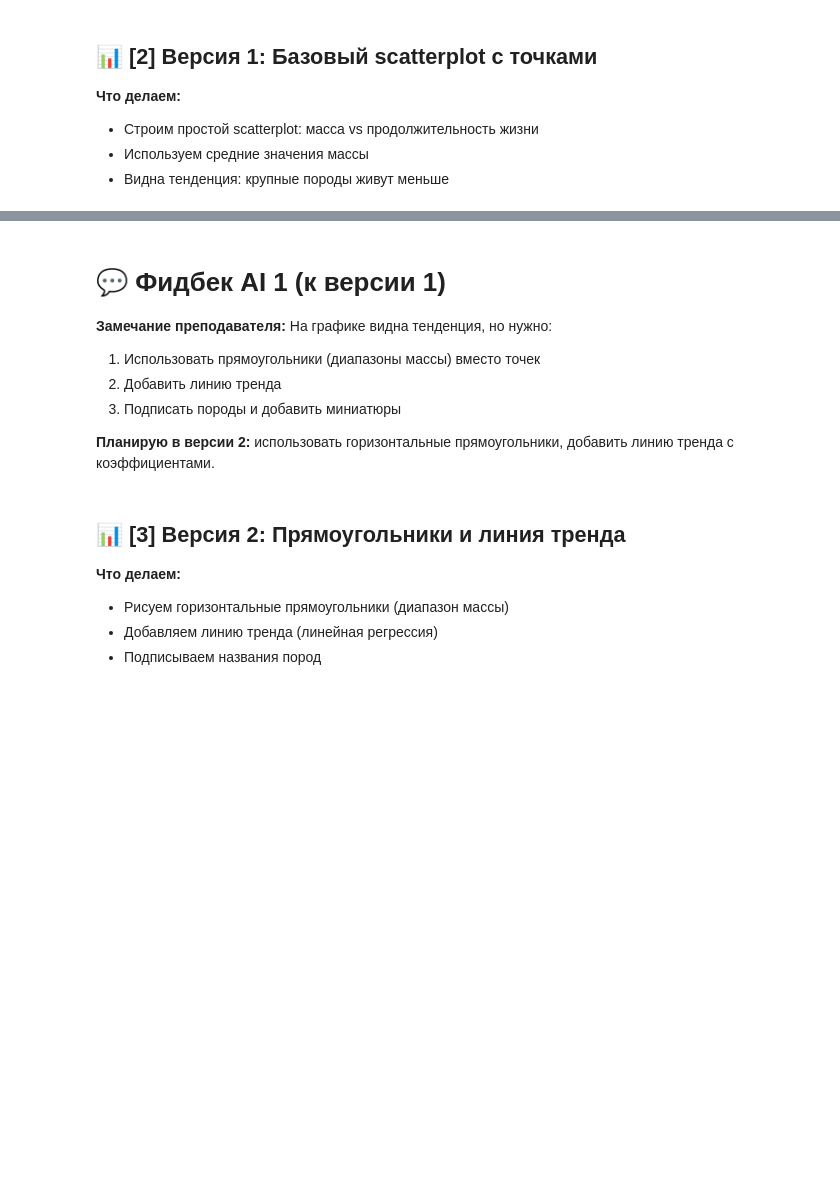
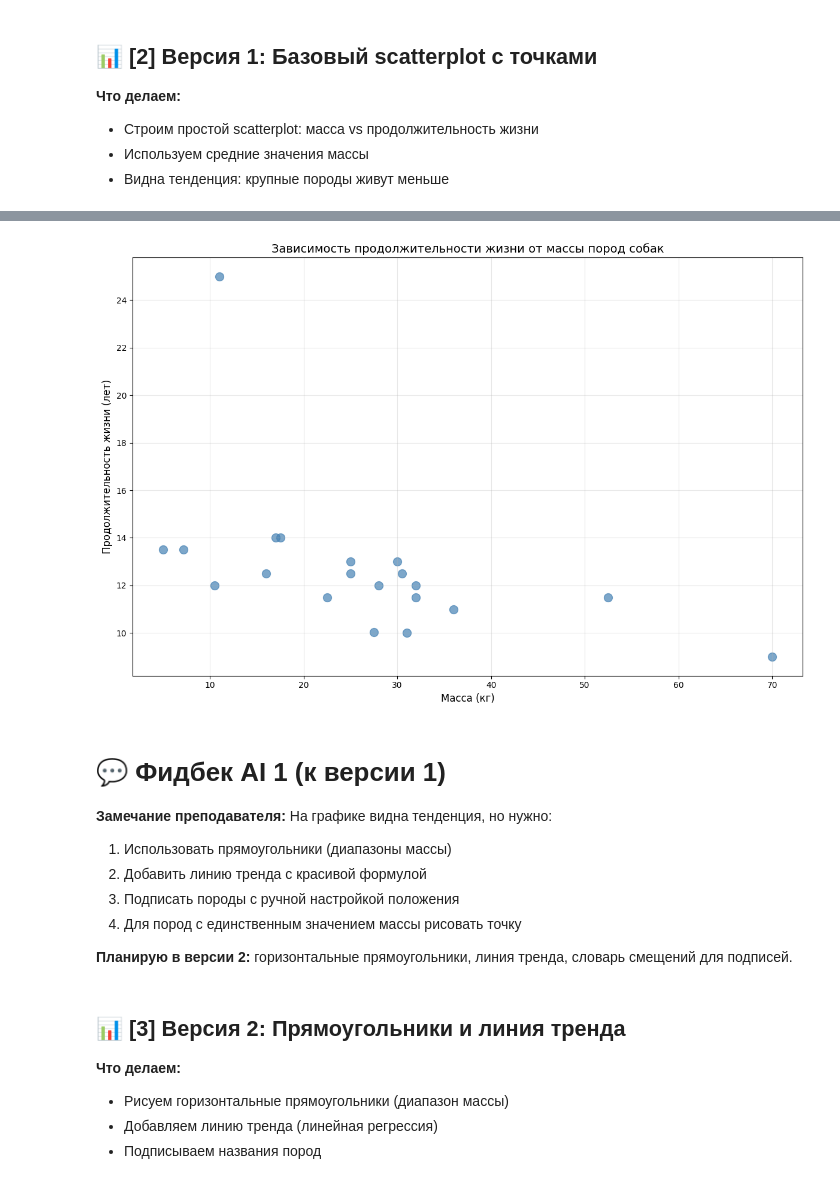
Before and after one commit to KiselevaStacy/python-ai--, a Jupyter notebook: notebooks/week3_dogs_paradox_big_dog.ipynb, the cells around one changed output, grey strips where cells are left out. Drawn from its saved outputs; the diff is of its cells as text; code cells hidden in the pictures; blank space fills up the shorter version.

```diff
--- a/notebooks/week3_dogs_paradox_big_dog.ipynb
+++ b/notebooks/week3_dogs_paradox_big_dog.ipynb
@@ -30,8 +30,6 @@
 ⚠️ **Важно:** Мы НЕ заполняем пропущенные значения нулями!
 `NaN` — это честный сигнал «данные отсутствуют».
 # %%
-# 📥 Подготовка данных
-
 import os
 import pandas as pd
 import numpy as np
@@ -41,7 +39,6 @@ from io import BytesIO
 from matplotlib.offsetbox import OffsetImage, AnnotationBbox
 from scipy import stats
 
-# Клонируем репозиторий
 repo_path = "/content/python-ai--"
 if not os.path.exists(repo_path):
     !git clone -q https://github.com/KiselevaStacy/python-ai--.git
@@ -50,11 +47,9 @@ if os.getcwd() != repo_path:
 
 print("✅ Репозиторий готов\n")
 
-# Загружаем CSV
 df_dogs = pd.read_csv("data/dog_breeds.csv")
 print(f"📊 Загружено строк в df_dogs: {len(df_dogs)}")
 
-# Очистка данных
 if "dogBreed" in df_dogs.columns:
     df_dogs = df_dogs.rename(columns={"dogBreed": "URL"})
 
@@ -78,25 +73,32 @@ for col in ["height", "mass", "lifeExpectancy"]:
 
 print("✅ df_dogs очищен\n")
 
-# Создаём таблицу с диапазонами для массы (min/max)
 df_ranges = df_dogs.groupby('dogBreed').agg(
     mass_min=('mass', 'min'),
     mass_max=('mass', 'max'),
     lifeExpectancy=('lifeExpectancy', 'median')
 ).reset_index()
 
-# Фильтруем породы с полными данными
 df_clean = df_ranges[
     df_ranges['mass_min'].notna() &
     df_ranges['mass_max'].notna() &
     df_ranges['lifeExpectancy'].notna()
 ].copy()
 
+df_clean['mass_mid'] = (df_clean['mass_min'] + df_clean['mass_max']) / 2
+
+# ПЕРЕВОД НАЗВАНИЙ ПОРОД НА РУССКИЙ
+BREED_TRANSLATIONS = {
+    "Ariege Pointer":       "Арьежский пуантёр",
+    "Cesky Fousek":         "Чешский фоусек",
+    "Chippiparai":          "Чиппипарай",
+    "Mudhol Hound":         "Мудхольская борзая",
+    "Pembroke Welsh Corgi": "Вельш-корги пемброк",
+}
+df_clean["dogBreed_ru"] = df_clean["dogBreed"].replace(BREED_TRANSLATIONS)
+
 print(f"✅ Пород с полными данными: {len(df_clean)}")
-
-# Проверяем данные
-print(f"\n📊 Примеры пород:")
-print(df_clean[['dogBreed', 'mass_min', 'mass_max', 'lifeExpectancy']].head(10))
+print(df_clean[['dogBreed_ru', 'mass_min', 'mass_max', 'mass_mid', 'lifeExpectancy']].head(10))
 # %% [output]
 ✅ Репозиторий готов
 
@@ -214,12 +135,28 @@ print(df_clean[['dogBreed', 'mass_min', 'mass_max', 'mass_mid', 'lifeExpectancy'
+# %%
+fig, ax = plt.subplots(figsize=(12, 8))
+
+ax.scatter(df_clean['mass_mid'], df_clean['lifeExpectancy'],
+           c='steelblue', s=100, alpha=0.7)
+
+ax.set_xlabel('Масса (кг)', fontsize=12)
+ax.set_ylabel('Продолжительность жизни (лет)', fontsize=12)
+ax.set_title('Зависимость продолжительности жизни от массы пород собак', fontsize=14)
+ax.grid(True, alpha=0.3)
+
+plt.tight_layout()
+plt.show()
+# %% [output]
+[figure, added]
 # %% [markdown]
 # 💬 Фидбек AI 1 (к версии 1)
 
 **Замечание преподавателя:** На графике видна тенденция, но нужно:
-1. Использовать прямоугольники (диапазоны массы) вместо точек
-2. Добавить линию тренда
-3. Подписать породы и добавить миниатюры
+1. Использовать прямоугольники (диапазоны массы)
+2. Добавить линию тренда с красивой формулой
+3. Подписать породы с ручной настройкой положения
+4. Для пород с единственным значением массы рисовать точку
 
-**Планирую в версии 2:** использовать горизонтальные прямоугольники, добавить линию тренда с коэффициентами.
+**Планирую в версии 2:** горизонтальные прямоугольники, линия тренда, словарь смещений для подписей.
 # %% [markdown]
 ## 📊 [3] Версия 2: Прямоугольники и линия тренда
 
```
Also changed, not shown: parts of 9 cells of this notebook.
